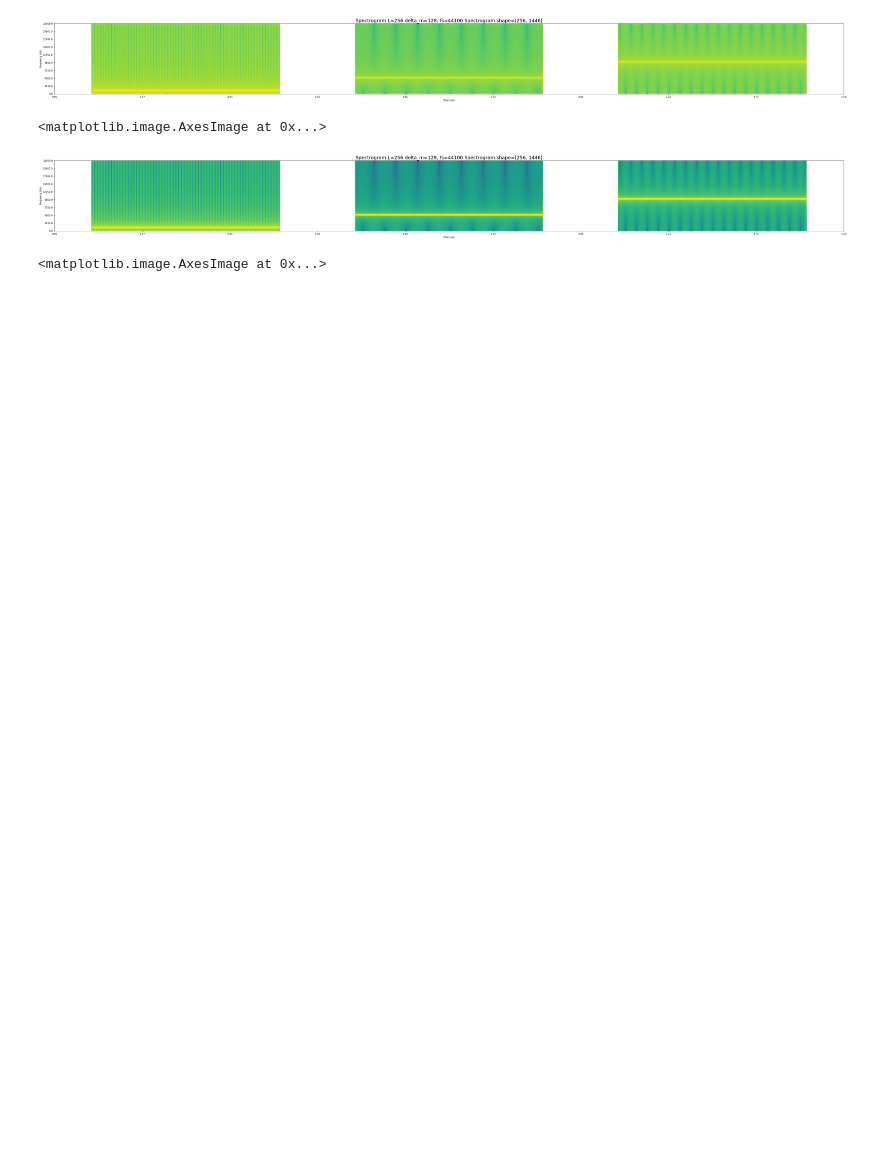
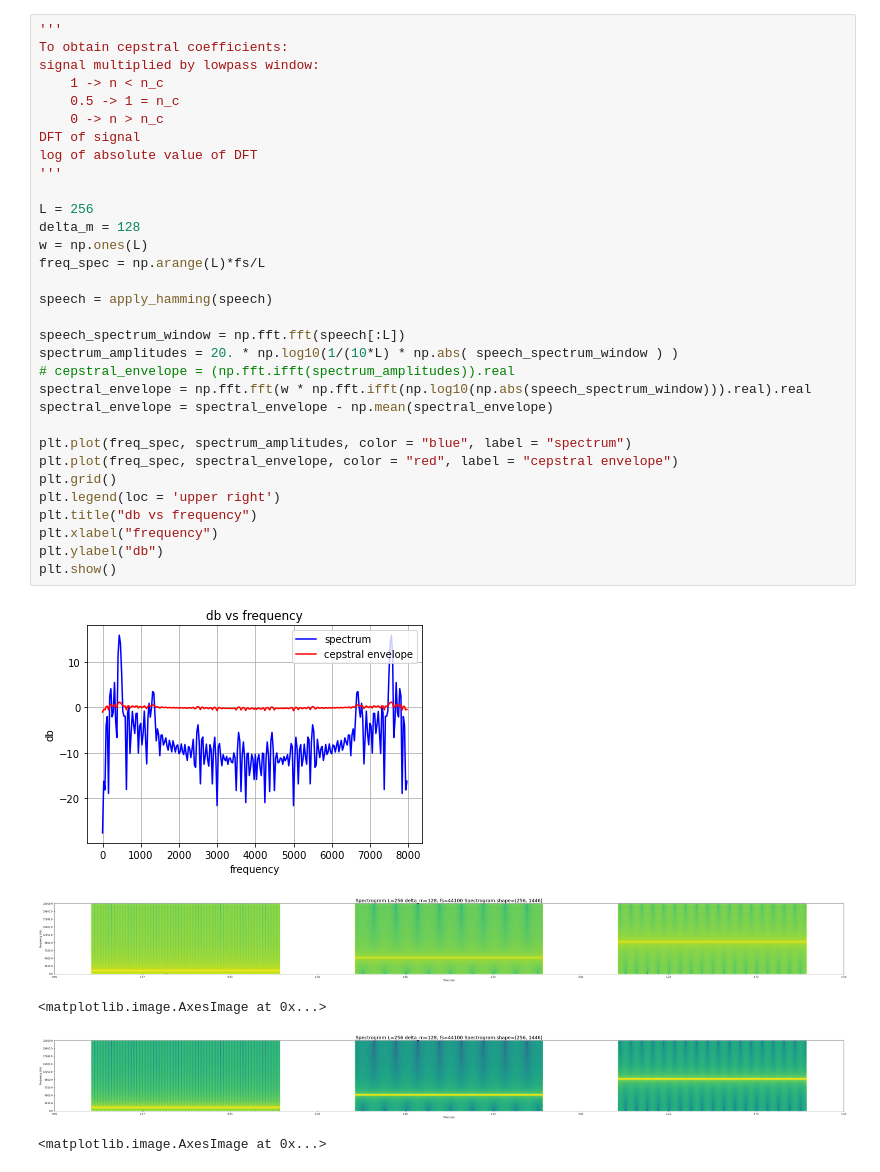
Before and after one commit to AndrewAday/cross-synthesis, a Jupyter notebook: cepstral_smoothing.ipynb, the cells around one changed output. Saved outputs shown, nothing was run; the diff lists cells and outputs as text; blank space fills up the shorter version.

```diff
--- a/cepstral_smoothing.ipynb
+++ b/cepstral_smoothing.ipynb
@@ -22,3 +234,37 @@ log of absolute value of DFT
+# %%
+'''
+To obtain cepstral coefficients:
+signal multiplied by lowpass window:
+    1 -> n < n_c
+    0.5 -> 1 = n_c
+    0 -> n > n_c
+DFT of signal
+log of absolute value of DFT
+'''
+
+L = 256
+delta_m = 128
+w = np.ones(L)
+freq_spec = np.arange(L)*fs/L
+
+speech = apply_hamming(speech)
+
+speech_spectrum_window = np.fft.fft(speech[:L])
+spectrum_amplitudes = 20. * np.log10(1/(10*L) * np.abs( speech_spectrum_window ) )
+# cepstral_envelope = (np.fft.ifft(spectrum_amplitudes)).real
+spectral_envelope = np.fft.fft(w * np.fft.ifft(np.log10(np.abs(speech_spectrum_window))).real).real
+spectral_envelope = spectral_envelope - np.mean(spectral_envelope)
+
+plt.plot(freq_spec, spectrum_amplitudes, color = "blue", label = "spectrum")
+plt.plot(freq_spec, spectral_envelope, color = "red", label = "cepstral envelope")
+plt.grid()
+plt.legend(loc = 'upper right')
+plt.title("db vs frequency")
+plt.xlabel("frequency")
+plt.ylabel("db")
+plt.show()
+# %% [output]
+[figure, added]
 # %%
 # %% [output]
 [figure]
```
Also changed, not shown: parts of 8 cells of this notebook, 3 other files.
